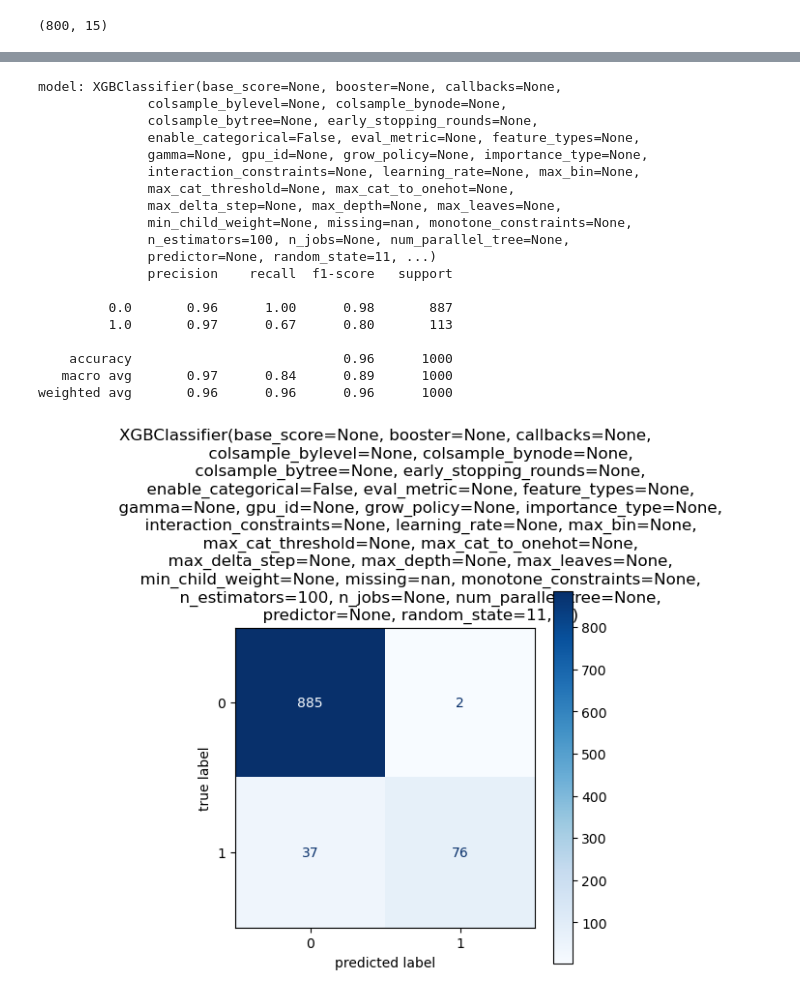
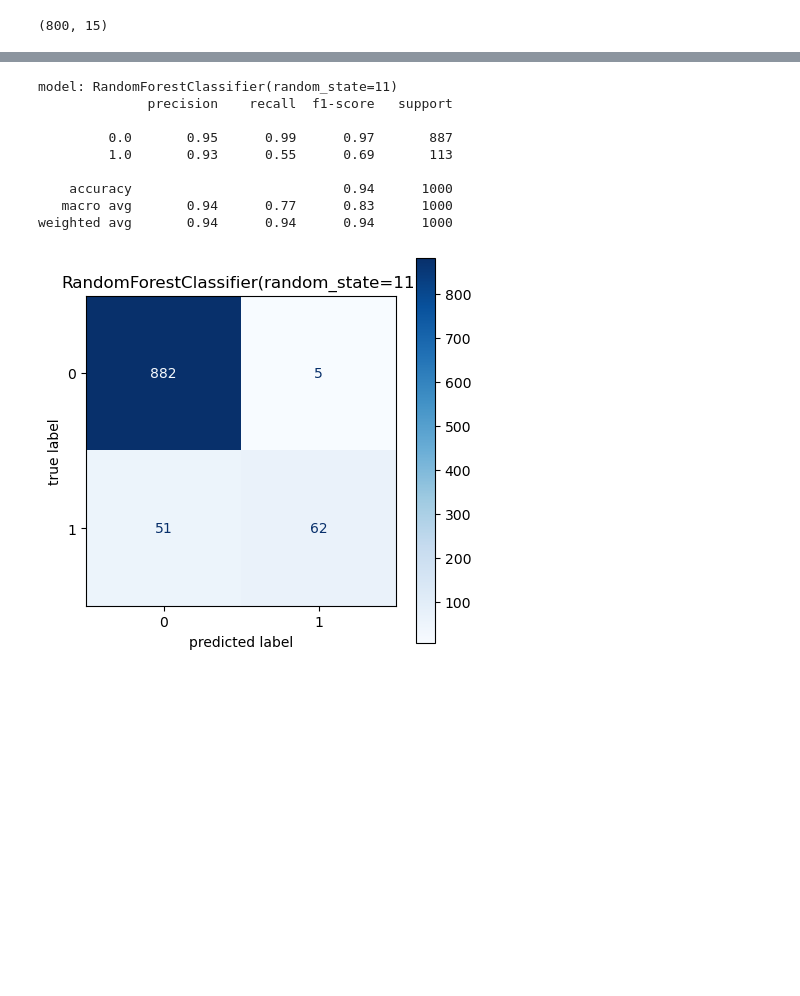
Before and after one commit to nayefahmad/ml-notes, a Jupyter notebook: 2023-08-23-reliability-pattern-classifier.ipynb, the cells around one changed output, grey strips where cells are left out. Saved outputs shown, nothing was run; the diff lists cells and outputs as text; code cells hidden in the pictures; blank space fills up the shorter version.

Commit message:
Kaggle Notebook | 2023-08-23_reliability-pattern-classifier | Version 3

```diff
--- a/2023-08-23-reliability-pattern-classifier.ipynb
+++ b/2023-08-23-reliability-pattern-classifier.ipynb
@@ -19,22 +31,23 @@ import xgboost as xgb
 np.random.seed(42)
 # %%
 n_samples = 5000
-stow_prop = 0.10
-# wo_prop = 0.30
+stow_prop = 0.10  # Values tried: 0.10, 0.20
 n_stow = math.ceil(n_samples * stow_prop)
 n_wo = n_samples - n_stow
-# n_wo = math.ceil(n_samples * wo_prop)
-# n_null = n_samples - (n_stow + n_wo)
+# n_null = n_samples - (n_stow + n_wo)  # todo: try multi-class problem with STOW, WO, NULL labels
 
-null_sample_size_range = [150, 300]
+null_sample_size_range = [150, 300]  # Values tried: [150, 300], [100, 250]
 non_null_sample_size_range = [30, 50]
 
-shape_wo_range = [2.0, 4,0]  # Values tried: [1.2, 2.0], [2.0, 4,0]
+shape_wo_range = [1.25, 2.0]  # Values tried: [1.25 2.0], [2.0, 4,0]
 shape_stow_range = [0.6, 0.9]
 
-noise_max = 300
+noise_max = 300  # pretty arbitrary
 
-n_hist_bins = 15
+loc_stow_min = 0
+loc_stow_max = noise_max * 0.8  # pretty arbitrary
+
+n_hist_bins = 15 # pretty arbitrary
 # %%
 n_wo
 # %% [output]
@@ -107,7 +121,7 @@ for sample in range(n_stow):
     print(f'{n_non_null_points}--')
 
     shape_stow = np.random.uniform(shape_stow_range[0], shape_stow_range[1])
-    loc_stow = np.random.uniform(0, noise_max * .8)
+    loc_stow = np.random.uniform(loc_stow_min, loc_stow_max)
     non_null_points = weibull_min.rvs(c=shape_stow, scale=20, loc=loc_stow, size=n_non_null_points)
 
     if add_noise:
@@ -377,26 +391,16 @@ weighted avg       0.97      0.97      0.97       800
 [figure]
 [figure]
 # %%
-selected_model_num = 2
+selected_model_num = 1
 train_eval_pipeline(selected_model_num, X_train_and_valid, y_train_and_valid, X_test, y_test)
 # %% [output]
-model: XGBClassifier(base_score=None, booster=None, callbacks=None,
-              colsample_bylevel=None, colsample_bynode=None,
-              colsample_bytree=None, early_stopping_rounds=None,
-              enable_categorical=False, eval_metric=None, feature_types=None,
-              gamma=None, gpu_id=None, grow_policy=None, importance_type=None,
-              interaction_constraints=None, learning_rate=None, max_bin=None,
-              max_cat_threshold=None, max_cat_to_onehot=None,
-              max_delta_step=None, max_depth=None, max_leaves=None,
-              min_child_weight=None, missing=nan, monotone_constraints=None,
-              n_estimators=100, n_jobs=None, num_parallel_tree=None,
-              predictor=None, random_state=11, ...)
+model: RandomForestClassifier(random_state=11)
               precision    recall  f1-score   support
 
-         0.0       0.96      1.00      0.98       887
-         1.0       0.97      0.67      0.80       113
+         0.0       0.95      0.99      0.97       887
+         1.0       0.93      0.55      0.69       113
 
-    accuracy                           0.96      1000
-   macro avg       0.97      0.84      0.89      1000
-weighted avg       0.96      0.96      0.96      1000
+    accuracy                           0.94      1000
+   macro avg       0.94      0.77      0.83      1000
+weighted avg       0.94      0.94      0.94      1000
-[figure, old version]
+[figure, new version]
```
Also changed, not shown: parts of 6 cells of this notebook.
